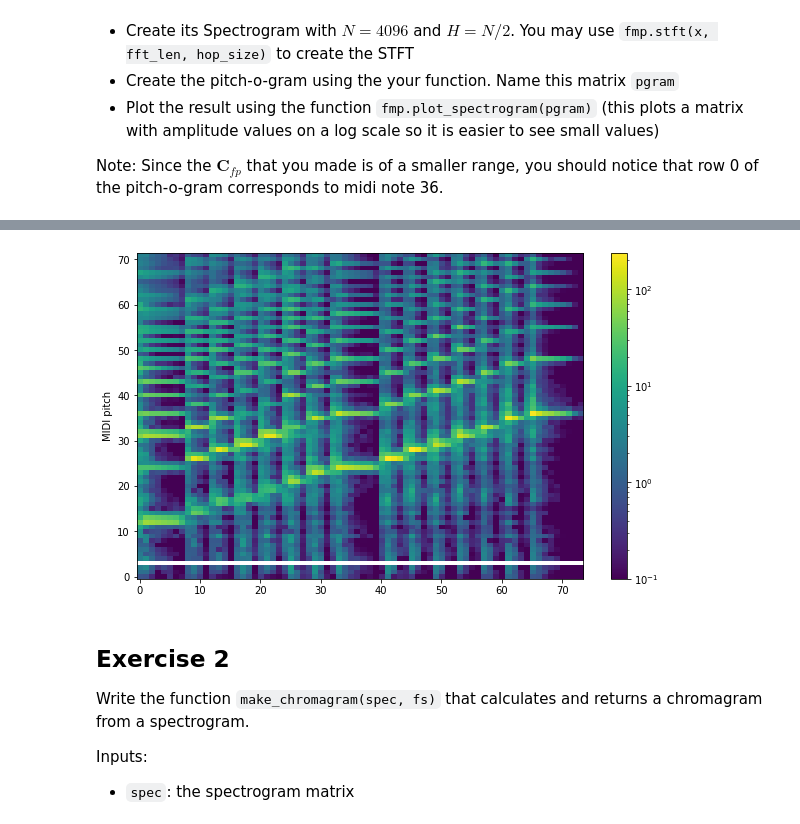
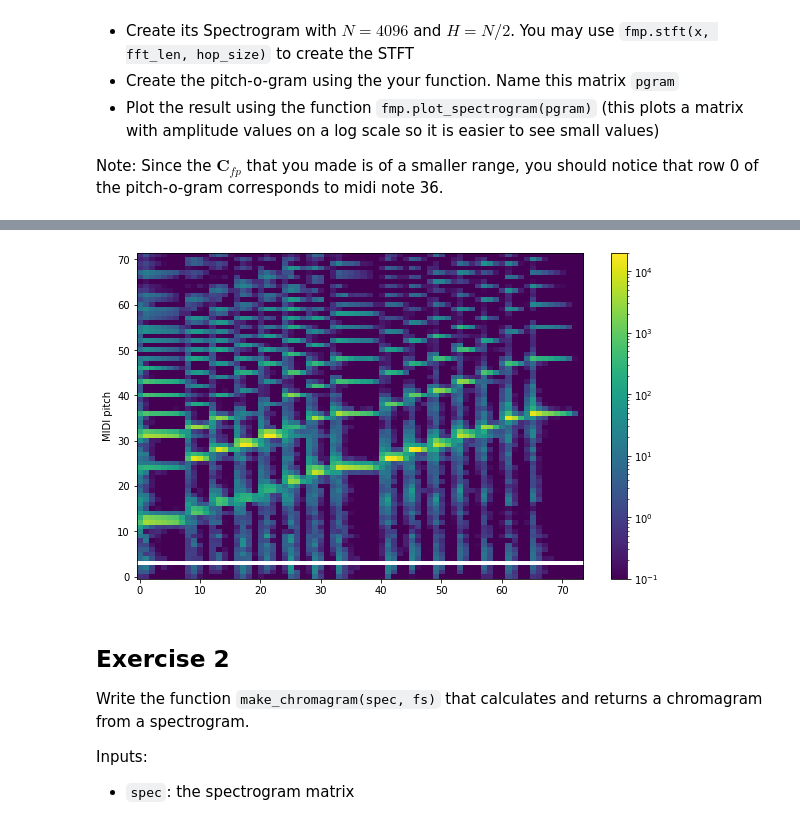
Before and after one commit to jmftrindade/digital_music_processing, a Jupyter notebook: 4_chroma/pset4.ipynb, the cells around one changed output, grey strips where cells are left out. Saved outputs shown, nothing was run; the diff lists cells and outputs as text; code cells hidden in the pictures.

```diff
--- a/4_chroma/pset4.ipynb
+++ b/4_chroma/pset4.ipynb
@@ -101,18 +101,16 @@ ipd.Audio(snd1, rate=fs)
 # %%
 # fill in and plot
 N = 4096
 H = int(N/2)
 c_fp = spec_to_pitch_mtx(fs, N, C2, C8)
 
-# from unit 4 'chroma' class notes
-#spec = fmp.stft_mag(snd1, N, H) ** 2
-spec = fmp.stft_mag(snd1, N, H)
+spec = fmp.stft_mag(snd1, N, H) ** 2
 pgram = np.dot(c_fp, spec)
 fmp.plot_spectrogram(pgram)
 plt.ylabel('MIDI pitch')
 plt.show()
 # %% [output]
-[figure, old version]
+[figure, new version]
 # %% [markdown]
 ## Exercise 2
 
```
Also changed, not shown: parts of 5 cells of this notebook.
